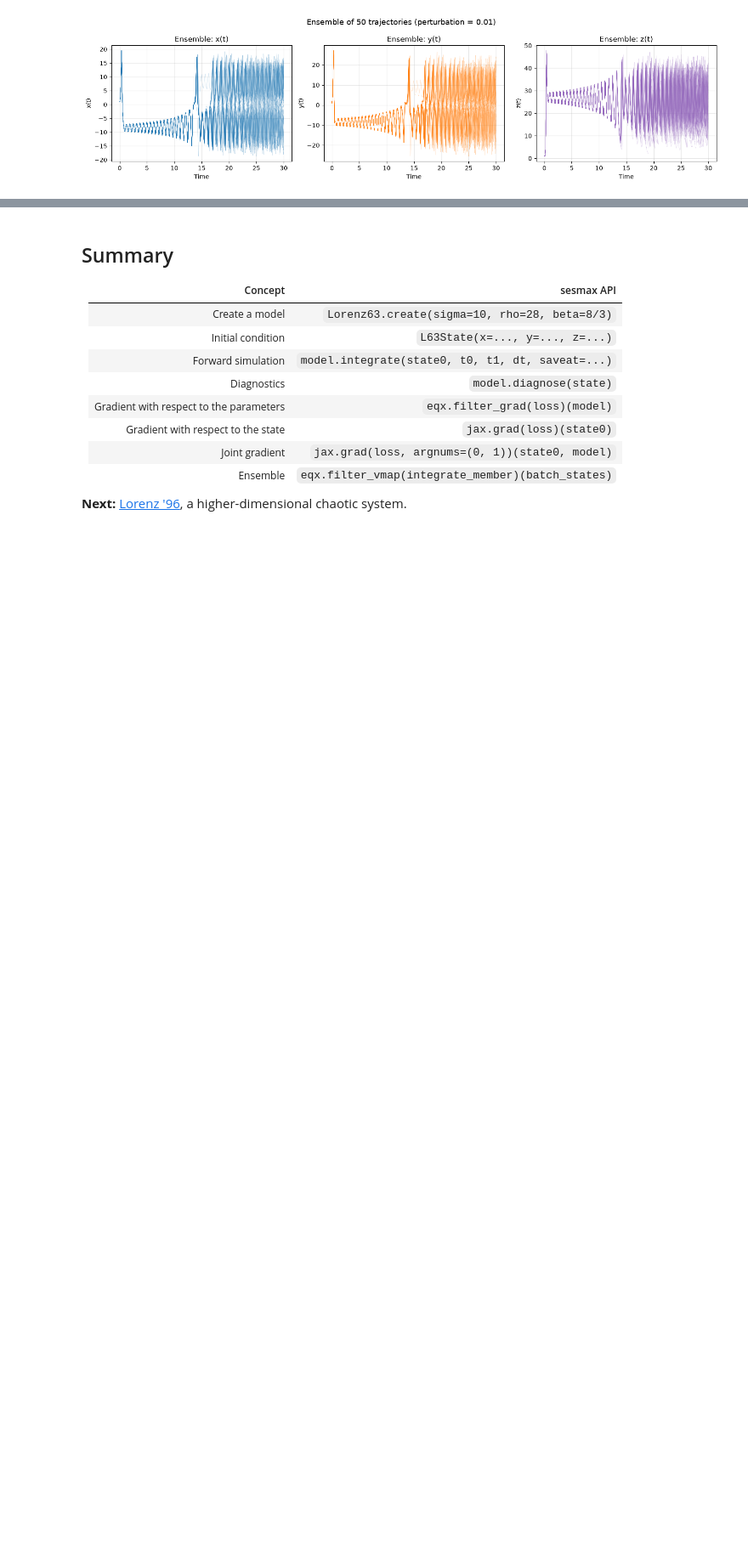
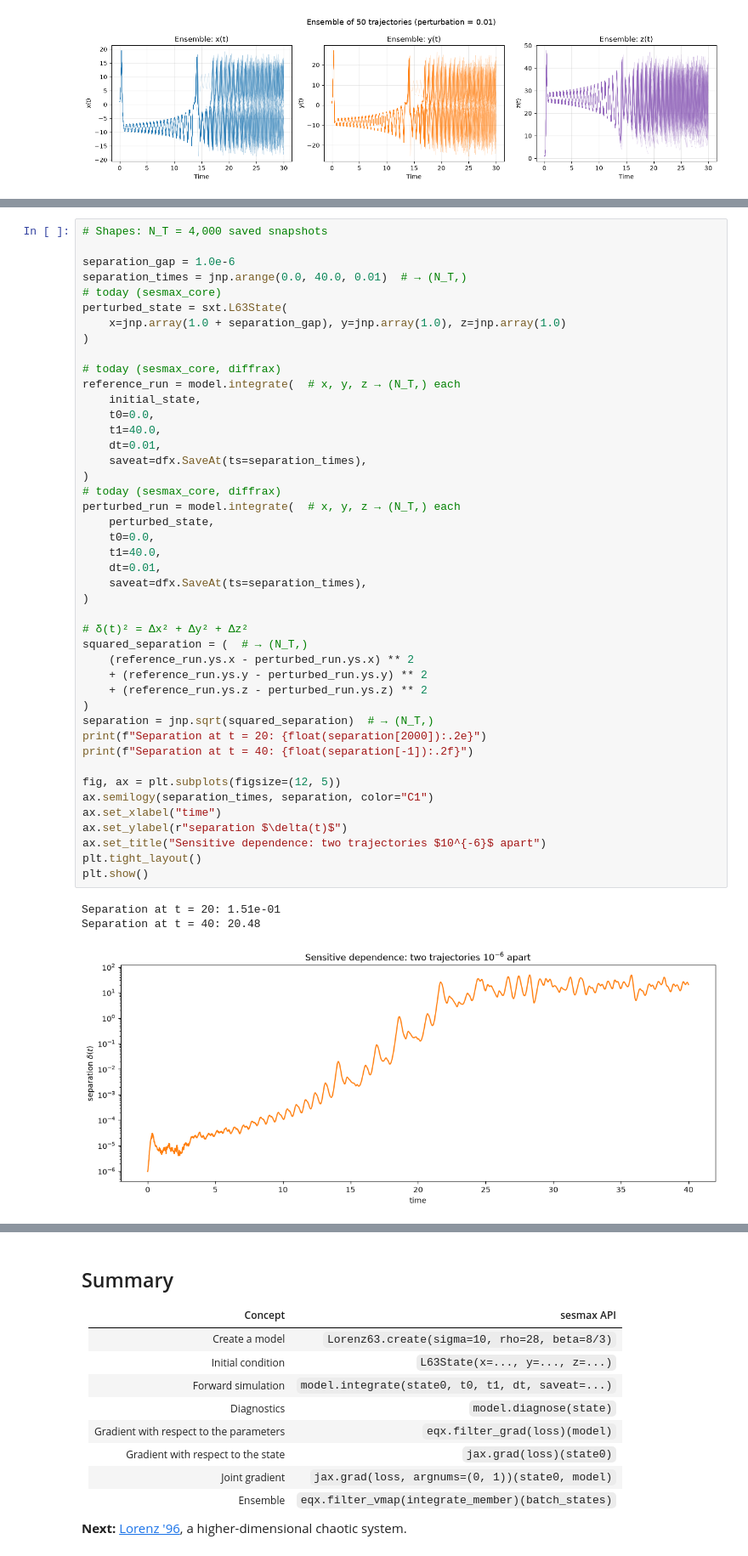
Before and after one commit to jejjohnson/sesmax, a Jupyter notebook: docs/notebooks/lorenz63_simulation.ipynb, the cells around one changed output, grey strips where cells are left out. Shown at 85% size. Drawn from its saved outputs; the diff is of its cells as text; blank space fills up the shorter version.

```diff
--- a/docs/notebooks/lorenz63_simulation.ipynb
+++ b/docs/notebooks/lorenz63_simulation.ipynb
@@ -417,0 +425,48 @@ plt.show()
+# %%
+# Shapes: N_T = 4,000 saved snapshots
+
+separation_gap = 1.0e-6
+separation_times = jnp.arange(0.0, 40.0, 0.01)  # → (N_T,)
+# today (sesmax_core)
+perturbed_state = sxt.L63State(
+    x=jnp.array(1.0 + separation_gap), y=jnp.array(1.0), z=jnp.array(1.0)
+)
+
+# today (sesmax_core, diffrax)
+reference_run = model.integrate(  # x, y, z → (N_T,) each
+    initial_state,
+    t0=0.0,
+    t1=40.0,
+    dt=0.01,
+    saveat=dfx.SaveAt(ts=separation_times),
+)
+# today (sesmax_core, diffrax)
+perturbed_run = model.integrate(  # x, y, z → (N_T,) each
+    perturbed_state,
+    t0=0.0,
+    t1=40.0,
+    dt=0.01,
+    saveat=dfx.SaveAt(ts=separation_times),
+)
+
+# δ(t)² = Δx² + Δy² + Δz²
+squared_separation = (  # → (N_T,)
+    (reference_run.ys.x - perturbed_run.ys.x) ** 2
+    + (reference_run.ys.y - perturbed_run.ys.y) ** 2
+    + (reference_run.ys.z - perturbed_run.ys.z) ** 2
+)
+separation = jnp.sqrt(squared_separation)  # → (N_T,)
+print(f"Separation at t = 20: {float(separation[2000]):.2e}")
+print(f"Separation at t = 40: {float(separation[-1]):.2f}")
+
+fig, ax = plt.subplots(figsize=(12, 5))
+ax.semilogy(separation_times, separation, color="C1")
+ax.set_xlabel("time")
+ax.set_ylabel(r"separation $\delta(t)$")
+ax.set_title("Sensitive dependence: two trajectories $10^{-6}$ apart")
+plt.tight_layout()
+plt.show()
+# %% [output]
+Separation at t = 20: 1.51e-01
+Separation at t = 40: 20.48
+[figure, added]
```
Also changed, not shown: parts of 6 cells of this notebook, 25 other files.
